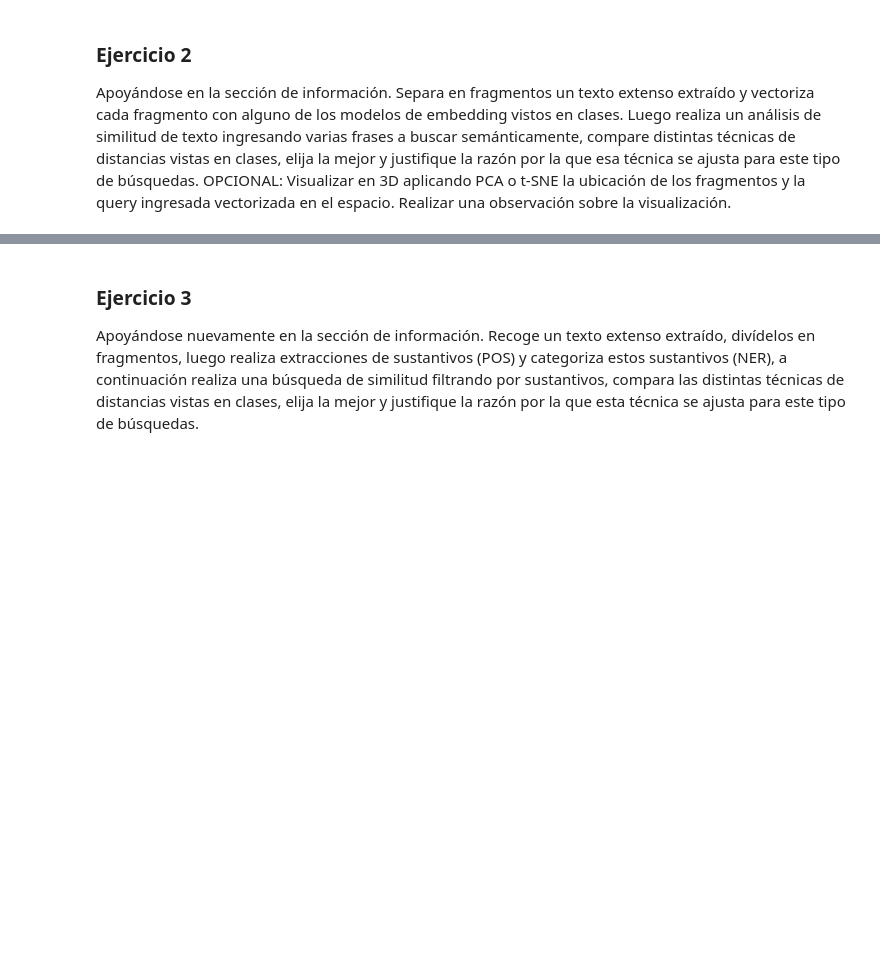
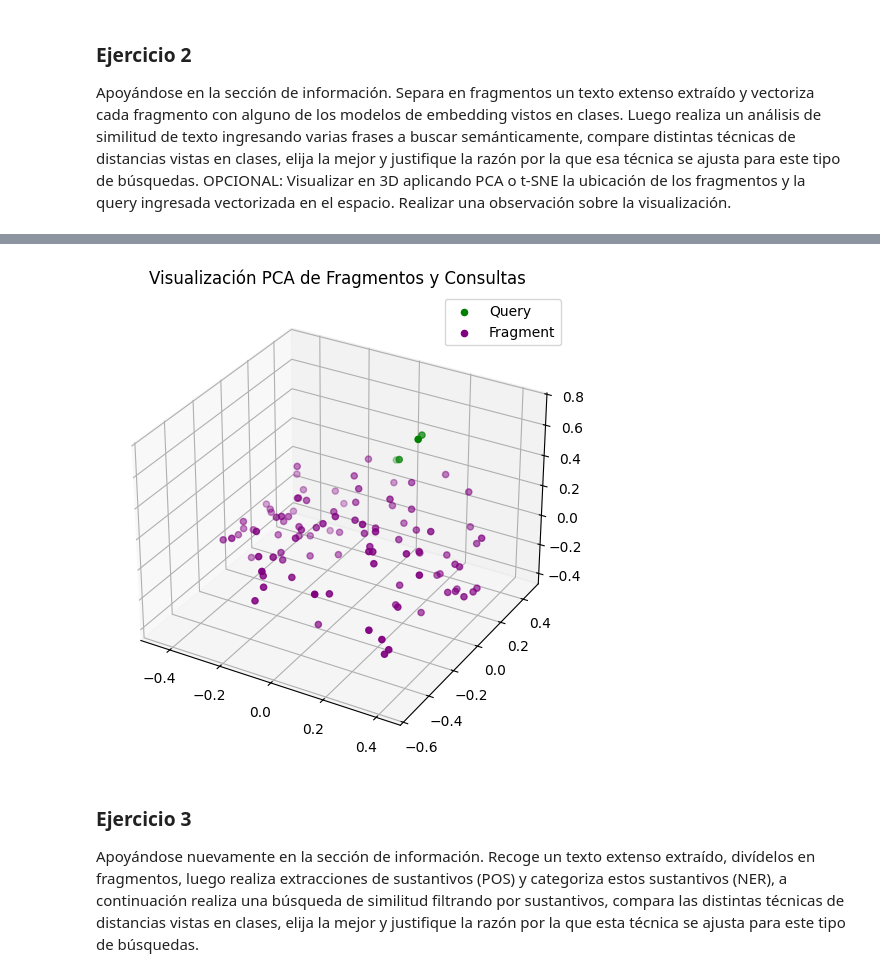
Before and after one commit to MariaCeli/NLP_Celi_Maria, a Jupyter notebook: codigo/TP2_NLP.ipynb, the cells around one changed output, grey strips where cells are left out. Drawn from its saved outputs; the diff is of its cells as text; code cells hidden in the pictures; blank space fills up the shorter version.

```diff
--- a/codigo/TP2_NLP.ipynb
+++ b/codigo/TP2_NLP.ipynb
@@ -101,3 +78,27 @@ plt.show()
+# %%
+# visualización
+from mpl_toolkits.mplot3d import Axes3D
+
+reduced = PCA(n_components=3).fit_transform(
+    np.vstack((query_embeddings.cpu(), sentence_embeddings.cpu().numpy()[:100]))
+)
+labels = ["Query"]*len(queries) + ["Fragment"]*100
+df_plot = pd.DataFrame(reduced, columns=["x", "y", "z"])
+df_plot["label"] = labels
+
+fig = plt.figure(figsize=(10, 6))
+ax = fig.add_subplot(111, projection='3d')
+colors = {"Query": "green", "Fragment": "purple"}
+
+for label in df_plot["label"].unique():
+    subset = df_plot[df_plot["label"] == label]
+    ax.scatter(subset["x"], subset["y"], subset["z"], label=label, c=colors[label])
+
+ax.set_title("Visualización PCA de Fragmentos y Consultas")
+ax.legend()
+plt.show()
+# %% [output]
+[figure, added]
 # %% [markdown]
 ### Ejercicio 3
 
```
Also changed, not shown: parts of 18 cells of this notebook, 2 other files.
